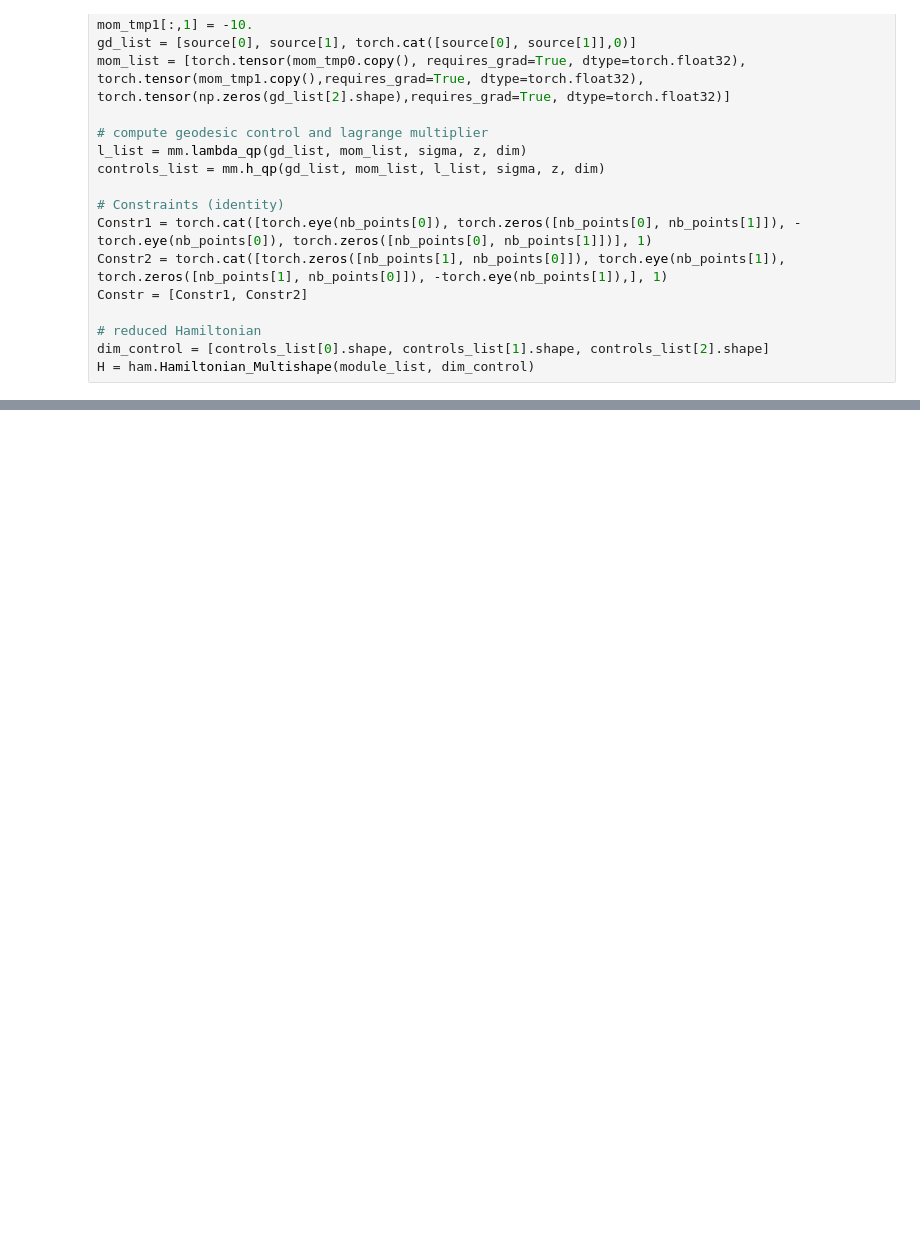
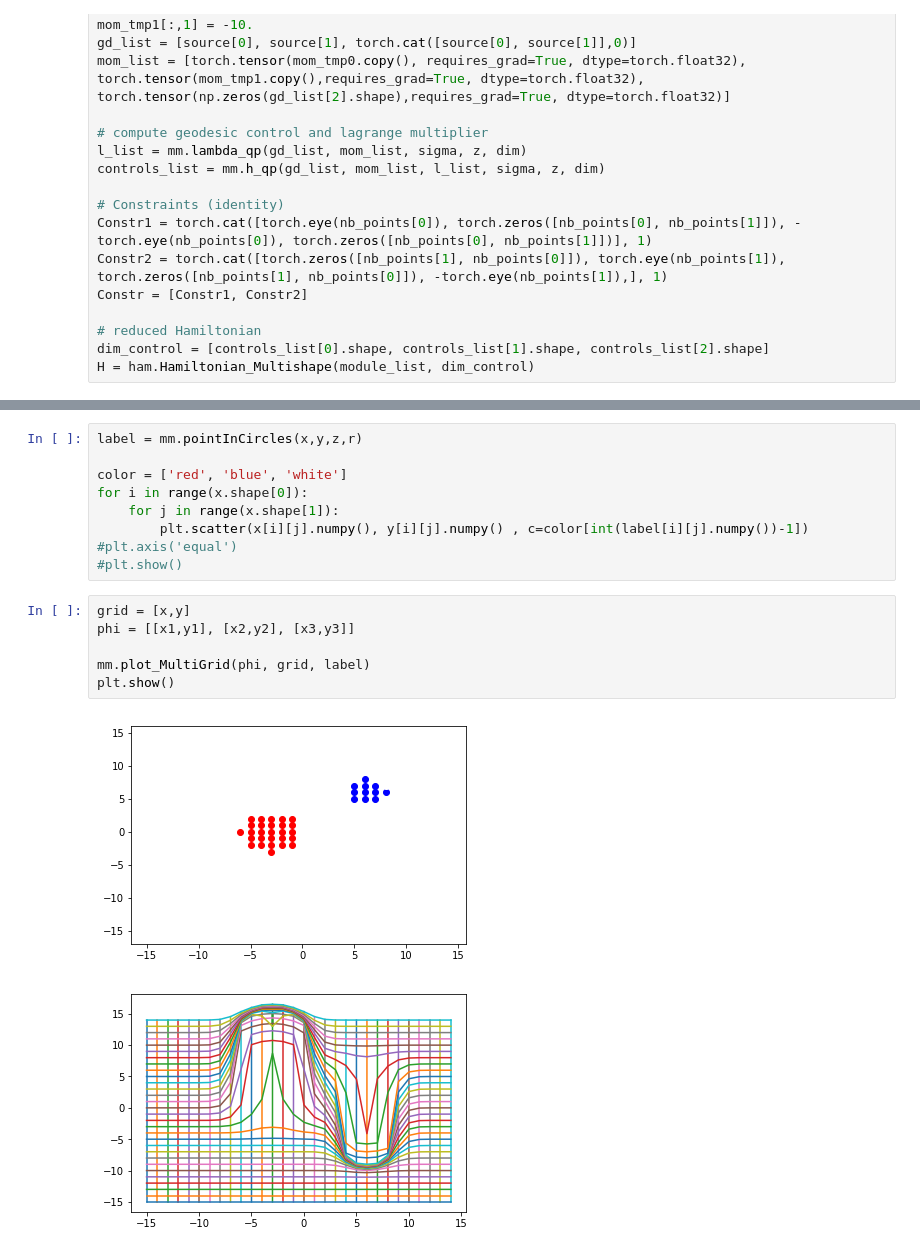
Before and after one commit to RosaKow/Masterthesis, a Jupyter notebook: defmod/multishape_circles.ipynb, the cells around one changed output, grey strips where cells are left out. Drawn from its saved outputs; the diff is of its cells as text; blank space fills up the shorter version.

```diff
--- a/defmod/multishape_circles.ipynb
+++ b/defmod/multishape_circles.ipynb
@@ -158,0 +371,18 @@ plt.show()
+# %%
+label = mm.pointInCircles(x,y,z,r)
+
+color = ['red', 'blue', 'white']
+for i in range(x.shape[0]):
+    for j in range(x.shape[1]):
+        plt.scatter(x[i][j].numpy(), y[i][j].numpy() , c=color[int(label[i][j].numpy())-1])
+#plt.axis('equal')
+#plt.show()
+# %%
+grid = [x,y]
+phi = [[x1,y1], [x2,y2], [x3,y3]]
+
+mm.plot_MultiGrid(phi, grid, label)
+plt.show()
+# %% [output]
+[figure, added]
+[figure, added]
```
Also changed, not shown: parts of 34 cells of this notebook, 3 other files.
